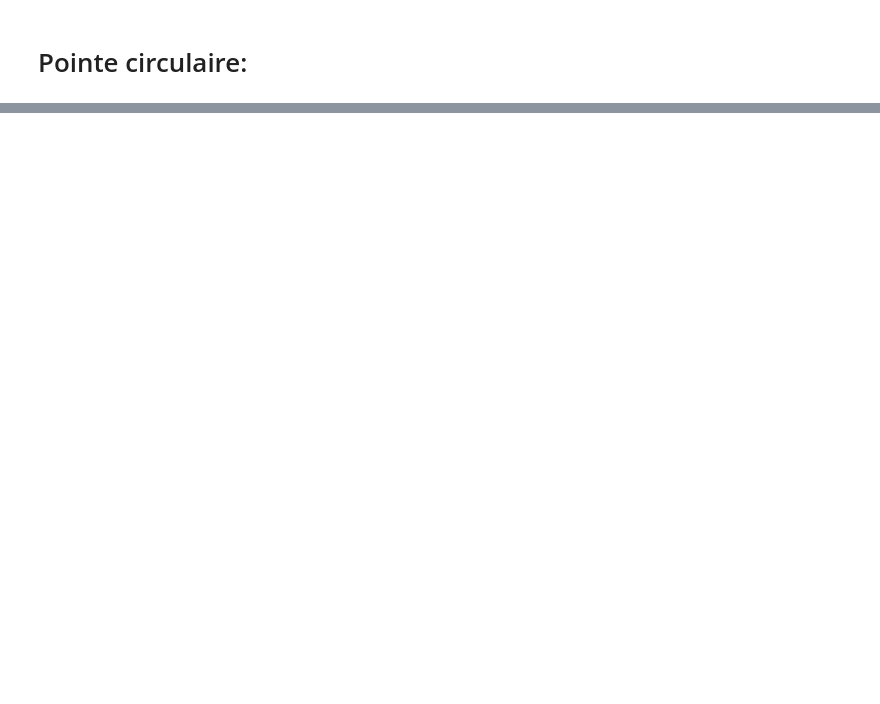
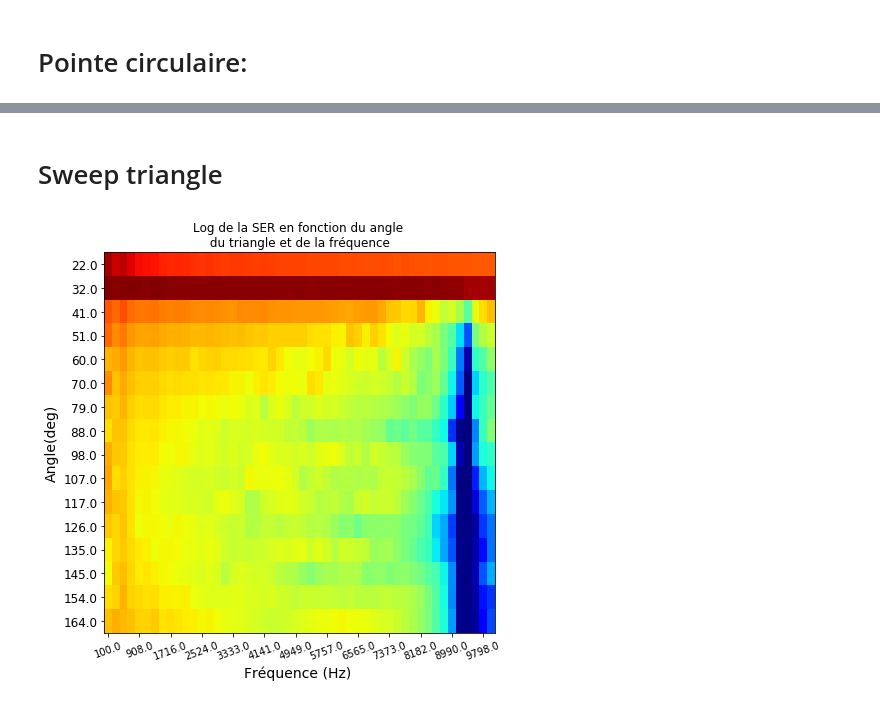
Before and after one commit to pierreluc-plt/ProjetSimulation, a Jupyter notebook: Figure_Resultats.ipynb, the cells around one changed output, grey strips where cells are left out. Saved outputs shown, nothing was run; the diff lists cells and outputs as text; code cells hidden in the pictures; blank space fills up the shorter version.

```diff
--- a/Figure_Resultats.ipynb
+++ b/Figure_Resultats.ipynb
@@ -182,0 +204,23 @@ plt.show()
+# %% [markdown]
+# Sweep triangle
+# %%
+coeff_arr=np.linspace(np.pi/8, np.pi/1.1,16)
+omega_arr=2*np.pi*np.linspace(100,10000,50)
+
+
+Results=np.load("Resultats/Matrices_Champ/SER/SERV2/Sweep_Trianglepi8api1p1v2.npy")
+plt.figure(figsize=(7,7))
+
+plt.imshow(np.log10(np.array(Results)), cmap="jet",interpolation="none",aspect="auto")
+
+plt.xticks(np.arange(0,omega_arr.shape[0],4),np.round(omega_arr[::4]/2/np.pi,),rotation=20)
+plt.xlabel("Fréquence (Hz) ",fontsize=14)
+
+plt.yticks(np.arange(coeff_arr.shape[0]),np.round(np.rad2deg(coeff_arr)),fontsize=12)
+plt.ylabel("Angle(deg)", fontsize=14)
+
+plt.title("Log de la SER en fonction du angle \n du triangle et de la fréquence ", fontsize=12)
+
+plt.show()
+# %% [output]
+[figure, added]
```
Also changed, not shown: parts of 8 cells of this notebook, 1 other file.
